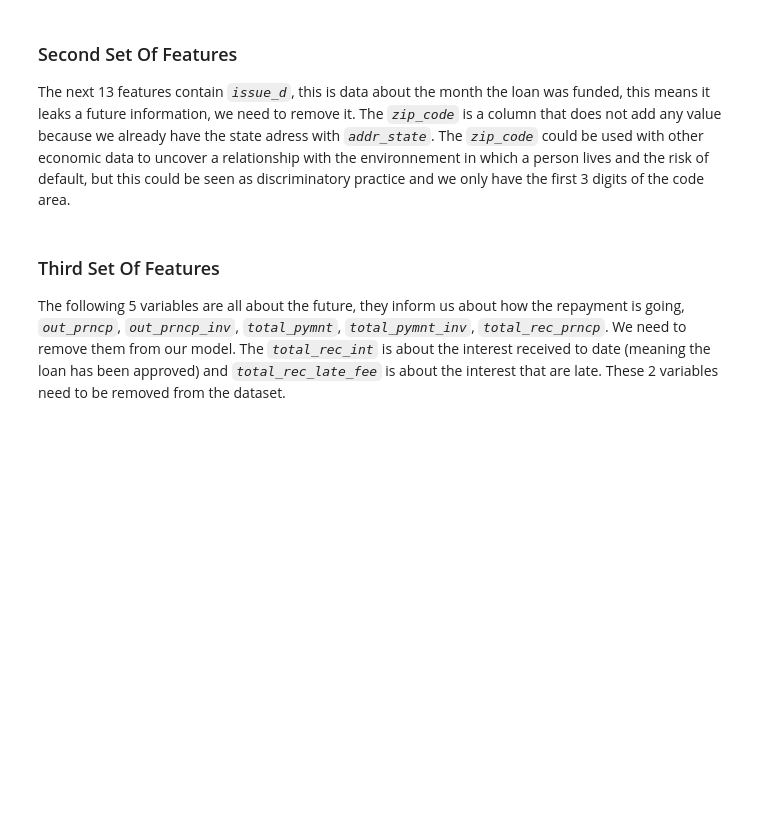
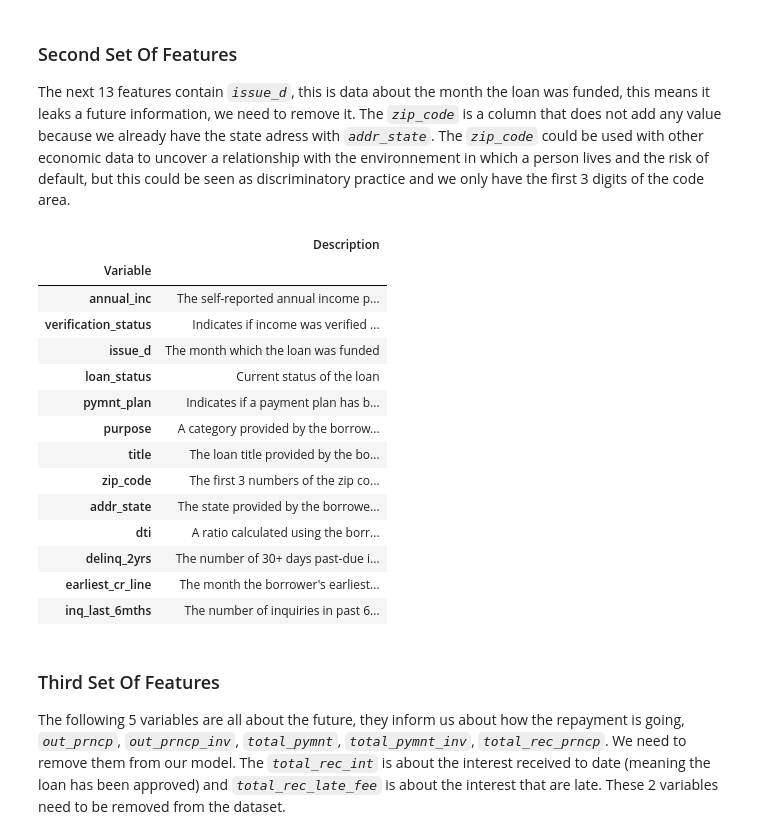
Before and after one commit to lemoinef/Loan-Default-Prediction, a Jupyter notebook: loan_default_prediction.ipynb, the cells around one changed output. Cells and saved outputs as stored; diff of their text form; code cells hidden in the pictures; blank space fills up the shorter version.

```diff
--- a/loan_default_prediction.ipynb
+++ b/loan_default_prediction.ipynb
@@ -178,6 +182,26 @@ loan_data = loan_data.drop(['id', 'member_id', 'funded_amnt', 'funded_amnt_inv',
 # %% [markdown]
 ### Second Set Of Features
 The next 13 features contain *`issue_d`*, this is data about the month the loan was funded, this means it leaks a future information, we need to remove it. The *`zip_code`* is a column that does not add any value because we already have the state adress with *`addr_state`*. The *`zip_code`* could be used with other economic data to uncover a relationship with the environnement in which a person lives and the risk of default, but this could be seen as discriminatory practice and we only have the first 3 digits of the code area.
+# %%
+second_13 = ['annual_inc','verification_status','issue_d','loan_status','pymnt_plan','purpose',
+             'title','zip_code','addr_state','dti','delinq_2yrs','earliest_cr_line', 'inq_last_6mths']
+df_table.loc[second_13]
+# %% [output]
+|  | Description |
+| Variable |  |
+| annual_inc | The self-reported annual income p... |
+| verification_status | Indicates if income was verified ... |
+| issue_d | The month which the loan was funded |
+| loan_status | Current status of the loan |
+| pymnt_plan | Indicates if a payment plan has b... |
+| purpose | A category provided by the borrow... |
+| title | The loan title provided by the bo... |
+| zip_code | The first 3 numbers of the zip co... |
+| addr_state | The state provided by the borrowe... |
+| dti | A ratio calculated using the borr... |
+| delinq_2yrs | The number of 30+ days past-due i... |
+| earliest_cr_line | The month the borrower's earliest... |
+| inq_last_6mths | The number of inquiries in past 6... |
 # %%
 loan_data = loan_data.drop(['issue_d','zip_code'], axis =1)
 # %% [markdown]
```
Also changed, not shown: parts of 19 cells of this notebook.
